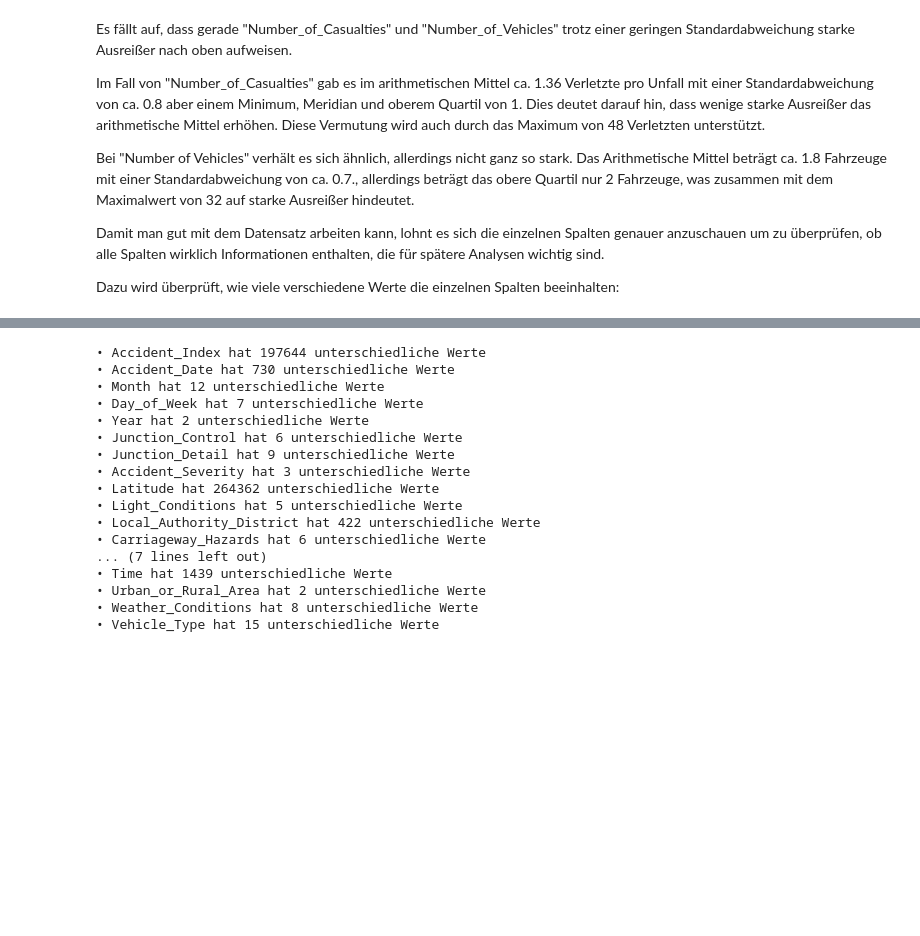
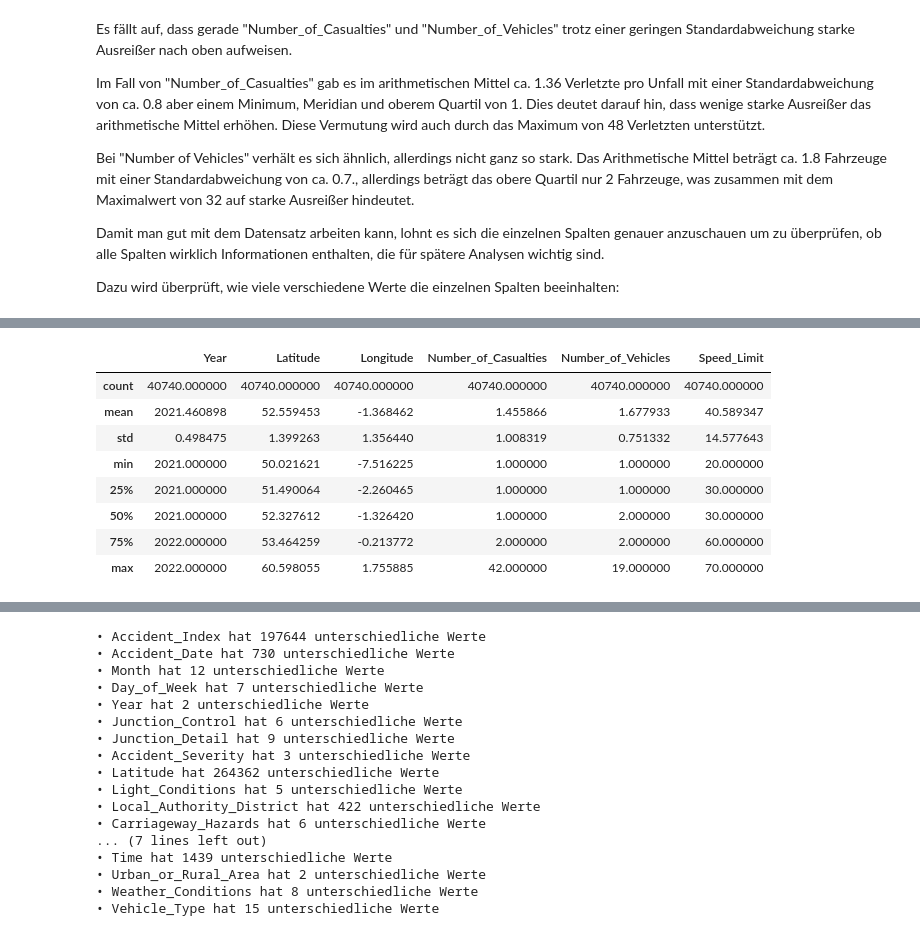
Before and after one commit to bentleman-byte/Credit-Card-Fraud-DSKI, a Jupyter notebook: Road_Accident.ipynb, the cells around one changed output, grey strips where cells are left out. Cells and saved outputs as stored; diff of their text form; code cells hidden in the pictures; blank space fills up the shorter version.

```diff
--- a/Road_Accident.ipynb
+++ b/Road_Accident.ipynb
@@ -156,0 +171,12 @@ Dazu wird überprüft, wie viele verschiedene Werte die einzelnen Spalten beeinh
+# %%
+df[df["Accident_Severity"] == "Serious"].describe()
+# %% [output]
+|  | Year | Latitude | Longitude | Number_of_Casualties | Number_of_Vehicles | Speed_Limit |
+| count | 40740.000000 | 40740.000000 | 40740.000000 | 40740.000000 | 40740.000000 | 40740.000000 |
+| mean | 2021.460898 | 52.559453 | -1.368462 | 1.455866 | 1.677933 | 40.589347 |
+| std | 0.498475 | 1.399263 | 1.356440 | 1.008319 | 0.751332 | 14.577643 |
+| min | 2021.000000 | 50.021621 | -7.516225 | 1.000000 | 1.000000 | 20.000000 |
+| 25% | 2021.000000 | 51.490064 | -2.260465 | 1.000000 | 1.000000 | 30.000000 |
+| 50% | 2021.000000 | 52.327612 | -1.326420 | 1.000000 | 2.000000 | 30.000000 |
+| 75% | 2022.000000 | 53.464259 | -0.213772 | 2.000000 | 2.000000 | 60.000000 |
+| max | 2022.000000 | 60.598055 | 1.755885 | 42.000000 | 19.000000 | 70.000000 |
```
Also changed, not shown: parts of 6 cells of this notebook.
